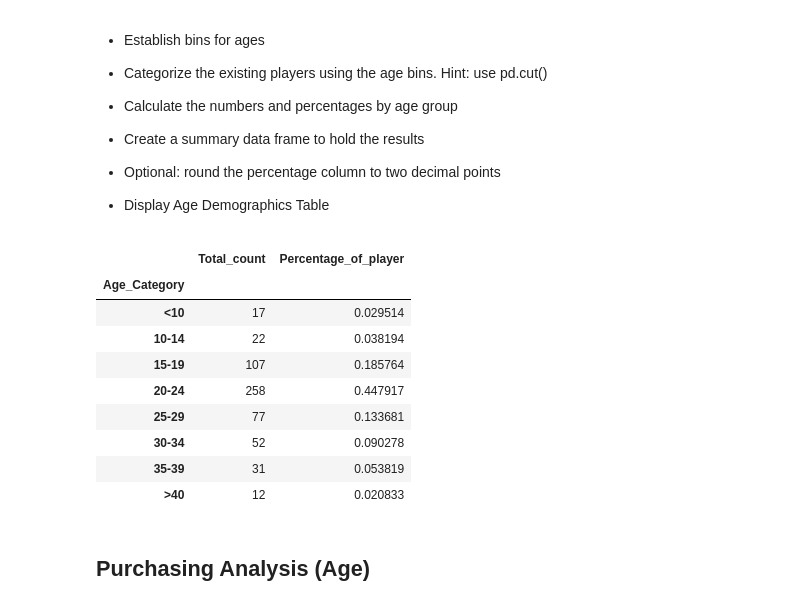
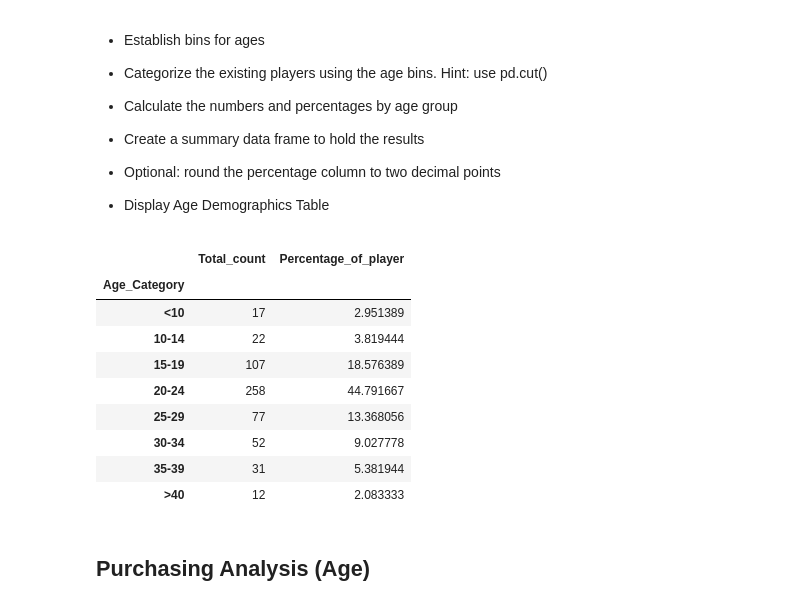
Before and after one commit to bfiroozfard/Pandas-HeroesOfPymoli, a Jupyter notebook: -behnam.ipynb, the cells around one changed output. Saved outputs shown, nothing was run; the diff lists cells and outputs as text; code cells hidden in the pictures.

```diff
--- a/-behnam.ipynb
+++ b/-behnam.ipynb
@@ -200,20 +199,23 @@ refined_age_only=refined_age.loc[:,["SN","Age"]]
 # %%
+#add categoical age columnd based on bins and label
 refined_age_only["Age_Category"]=pd.cut(refined_age_only["Age"],bins=age_bin,labels=age_labels)
+
+#same as gender calculation
 age_demographics=pd.DataFrame(refined_age_only.groupby("Age_Category")["Age"].count())
-age_demographics["Percent"]=age_demographics["Age"]/total_number_player
+age_demographics["Percent"]=age_demographics["Age"]/total_number_player*100
 age_demographics.columns=["Total_count","Percentage_of_player"]
 age_demographics
 # %% [output]
 |  | Total_count | Percentage_of_player |
 | Age_Category |  |  |
-| <10 | 17 | 0.029514 |
-| 10-14 | 22 | 0.038194 |
-| 15-19 | 107 | 0.185764 |
-| 20-24 | 258 | 0.447917 |
-| 25-29 | 77 | 0.133681 |
-| 30-34 | 52 | 0.090278 |
-| 35-39 | 31 | 0.053819 |
-| >40 | 12 | 0.020833 |
+| <10 | 17 | 2.951389 |
+| 10-14 | 22 | 3.819444 |
+| 15-19 | 107 | 18.576389 |
+| 20-24 | 258 | 44.791667 |
+| 25-29 | 77 | 13.368056 |
+| 30-34 | 52 | 9.027778 |
+| 35-39 | 31 | 5.381944 |
+| >40 | 12 | 2.083333 |
 # %% [markdown]
 ## Purchasing Analysis (Age)
 # %% [markdown]
```
Also changed, not shown: parts of 14 cells of this notebook, 1 other file.
